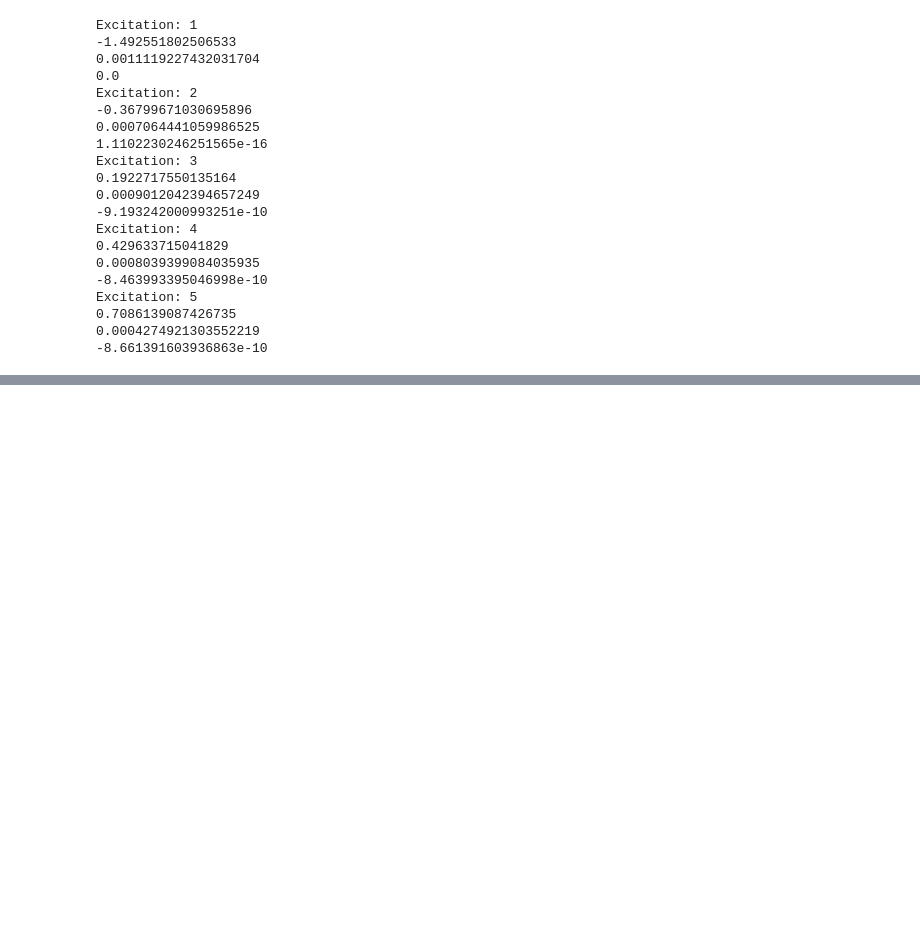
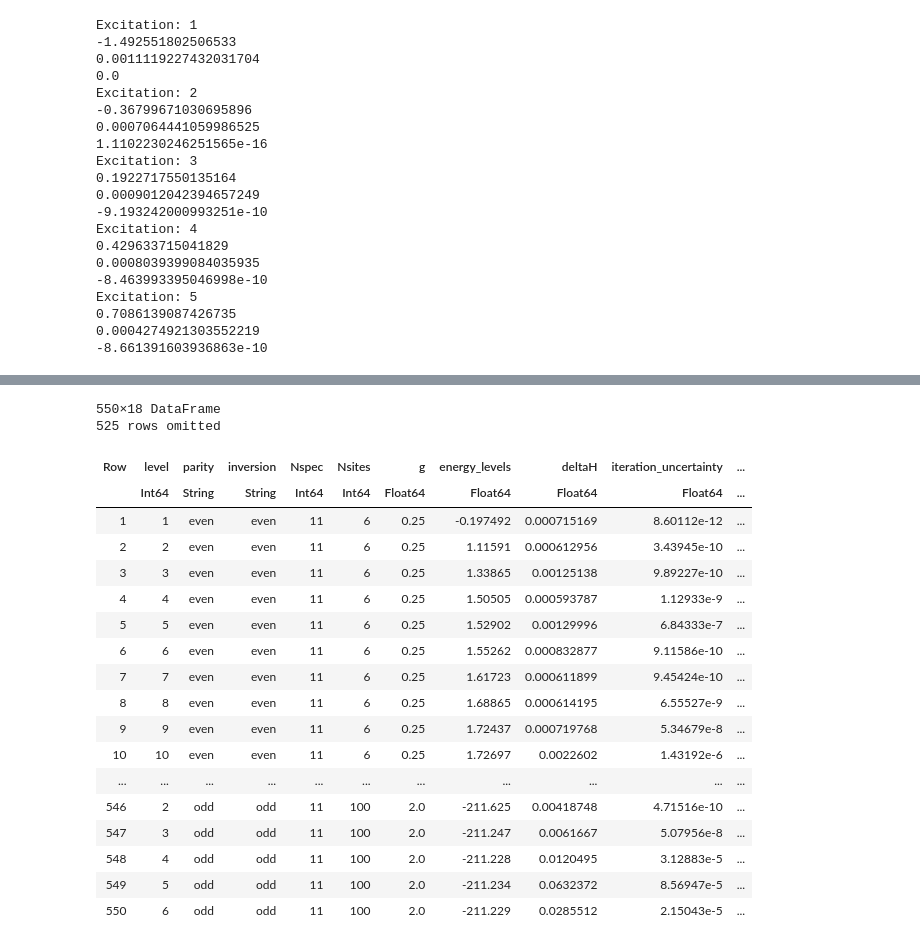
Before and after one commit to GoodStuff11/dmrg, a Jupyter notebook: dmrg/dmrg_testing.ipynb, the cells around one changed output, grey strips where cells are left out. Drawn from its saved outputs; the diff is of its cells as text; code cells hidden in the pictures; blank space fills up the shorter version.

```diff
--- a/dmrg/dmrg_testing.ipynb
+++ b/dmrg/dmrg_testing.ipynb
@@ -2269,0 +2539,40 @@ Excitation: 5
+# %%
+g = 0.25
+Nsites = 10
+sort!(df,[:energy_levels])
+merged_df = innerjoin(df[df.Nspec .== 11, :], df[df.Nspec .== 9, :],on =[:level, :parity, :inversion, :Nsites, :g], makeunique=true)
+merged_df[!, "energy_diff"] = abs.(merged_df[!, :energy_levels] - merged_df[!,:energy_levels_1])
+merged_df[!, "svn_diff"] = abs.(merged_df[!, :entropy] - merged_df[!,:entropy_1])
+merged_df[!, "purity_diff"] = abs.(merged_df[!, :purity] - merged_df[!,:purity_1])
+merged_df[!, "corrx_diff"] = abs.(merged_df[!, :corrx] - merged_df[!,:corrx_1])
+merged_df[!, "corry_diff"] = abs.(merged_df[!, :corry] - merged_df[!,:corry_1])
+merged_df = select(merged_df, Not(r"_1"))
+
+println(raw"\begin{table}[h]")
+println(raw"\centering")
+println(raw"\begin{tabular}{|c c c c c|}")
+println(raw"\hline")
+println(raw"\# & \(\langle H \rangle\) & SvN & Correlation & Symmetries \\\\")
+println(raw"\hline")
+
+for (i,row) in enumerate(eachrow(filter(row -> (row.Nsites == Nsites) && (row.g == g), merged_df)))
+    if i > 20
+        break
+    end
+    print("$i & ")
+    print(repr("text/unc-p", row["energy_levels"] ± row["energy_diff"]))
+    print(" & ")
+    print(repr("text/unc-p", row["entropy"] ± row["svn_diff"]))
+    print(" & ")
+    print(repr("text/unc-p", row["corry"] ± row["corry_diff"]))
+    print(" & ")
+    print("($(Int(row["parity"] == "even")), $(Int(row["inversion"] == "even")))")
+    println(" \\\\")
+end
+# for vals in eachrow(energies)[1:10]
+#     println(@sprintf("%0.4f & %.4f & %s & %s \\\\", energy,energy_uncertainty, parity, inv))
+# end
+println(raw"\hline")
+println(raw"\end{tabular}")
+println("\\caption{\\(g=$g, N=$Nsites\\)}")
+println(raw"\end{table}")
@@ -2269,0 +2597,23 @@ Excitation: 5
+# %%
+merged_df
+# %% [output]
+550×18 DataFrame
+525 rows omitted
+| Row | level | parity | inversion | Nspec | Nsites | g | energy_levels | deltaH | iteration_uncertainty | ... |
+|  | Int64 | String | String | Int64 | Int64 | Float64 | Float64 | Float64 | Float64 | ... |
+| 1 | 1 | even | even | 11 | 6 | 0.25 | -0.197492 | 0.000715169 | 8.60112e-12 | ... |
+| 2 | 2 | even | even | 11 | 6 | 0.25 | 1.11591 | 0.000612956 | 3.43945e-10 | ... |
+| 3 | 3 | even | even | 11 | 6 | 0.25 | 1.33865 | 0.00125138 | 9.89227e-10 | ... |
+| 4 | 4 | even | even | 11 | 6 | 0.25 | 1.50505 | 0.000593787 | 1.12933e-9 | ... |
+| 5 | 5 | even | even | 11 | 6 | 0.25 | 1.52902 | 0.00129996 | 6.84333e-7 | ... |
+| 6 | 6 | even | even | 11 | 6 | 0.25 | 1.55262 | 0.000832877 | 9.11586e-10 | ... |
+| 7 | 7 | even | even | 11 | 6 | 0.25 | 1.61723 | 0.000611899 | 9.45424e-10 | ... |
+| 8 | 8 | even | even | 11 | 6 | 0.25 | 1.68865 | 0.000614195 | 6.55527e-9 | ... |
+| 9 | 9 | even | even | 11 | 6 | 0.25 | 1.72437 | 0.000719768 | 5.34679e-8 | ... |
+| 10 | 10 | even | even | 11 | 6 | 0.25 | 1.72697 | 0.0022602 | 1.43192e-6 | ... |
+| ... | ... | ... | ... | ... | ... | ... | ... | ... | ... | ... |
+| 546 | 2 | odd | odd | 11 | 100 | 2.0 | -211.625 | 0.00418748 | 4.71516e-10 | ... |
+| 547 | 3 | odd | odd | 11 | 100 | 2.0 | -211.247 | 0.0061667 | 5.07956e-8 | ... |
+| 548 | 4 | odd | odd | 11 | 100 | 2.0 | -211.228 | 0.0120495 | 3.12883e-5 | ... |
+| 549 | 5 | odd | odd | 11 | 100 | 2.0 | -211.234 | 0.0632372 | 8.56947e-5 | ... |
+| 550 | 6 | odd | odd | 11 | 100 | 2.0 | -211.229 | 0.0285512 | 2.15043e-5 | ... |
```
Also changed, not shown: parts of 11 cells of this notebook, 8 other files.
